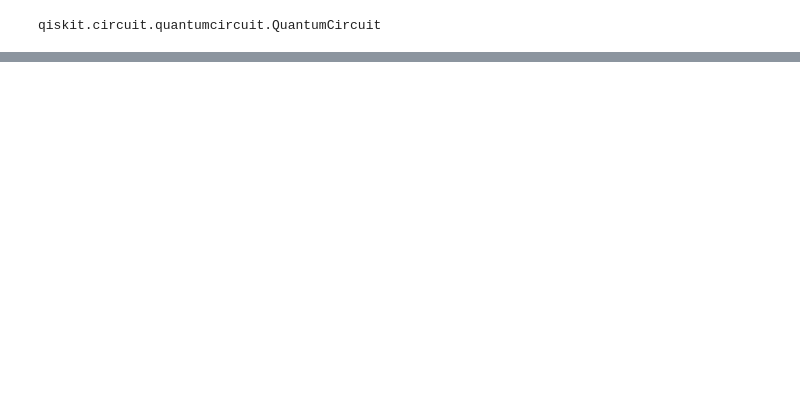
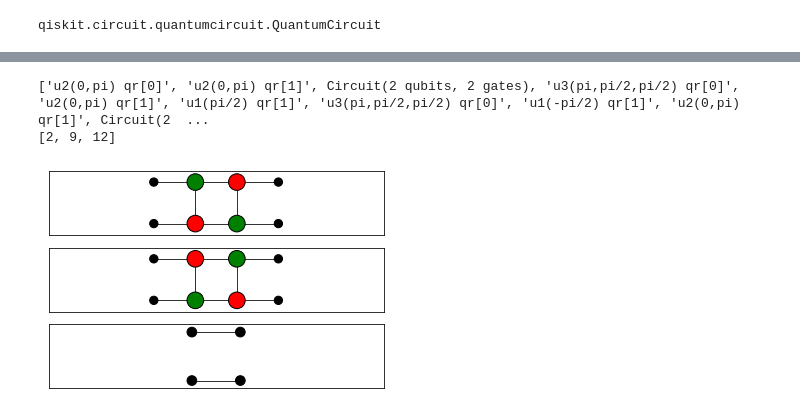
Before and after one commit to dlyongemallo/qiskit, a Jupyter notebook: examples/python/pyzx/randombook.ipynb, the cells around one changed output, grey strips where cells are left out. Cells and saved outputs as stored; diff of their text form; code cells hidden in the pictures; blank space fills up the shorter version.

```diff
--- a/examples/python/pyzx/randombook.ipynb
+++ b/examples/python/pyzx/randombook.ipynb
@@ -74 +65,31 @@ qr_1: |0>┤ Sdg ├─┤ H ├──────┤ X ├──■───┤
+# %%
+import matplotlib.pyplot as plt
+qasm = qc.decompose().qasm()
+p = QiskitQASMParser()
+circ_list, whichpyzx = p.qiskitparse(qasm)
+print(circ_list)
+print(whichpyzx)
+pyzx.draw_many(circ_list, whichpyzx)
+
+
+#print(circ_list)
+#print(len(circ_list))
+#print(whichpyzx)
+# whichplt = 0
+# for i in range(len(circ_list)):
+#     if isinstance(circ_list[i], str):
+#         pass
+#     else:
+#         circ_list[i].name = "pyzx_" + qc.name + "_" + str(i)
+#         plt.axes(axs[whichplt])
+#         fig = pyzx.draw(circ_list[i])
+#         break
+#plt.show()
+#c.name = "pyzx_" + qc.name
+#pyzx.draw(c)
+#pyzx.draw(c.to_graph(), layout=None, labels=False, figsize=(16,4), h_edge_draw='blue', rows=None)
+# %% [output]
+['u2(0,pi) qr[0]', 'u2(0,pi) qr[1]', Circuit(2 qubits, 2 gates), 'u3(pi,pi/2,pi/2) qr[0]', 'u2(0,pi) qr[1]', 'u1(pi/2) qr[1]', 'u3(pi,pi/2,pi/2) qr[0]', 'u1(-pi/2) qr[1]', 'u2(0,pi) qr[1]', Circuit(2  ...
+[2, 9, 12]
+[figure, added]
 # %%
```
Also changed, not shown: parts of 8 cells of this notebook.
